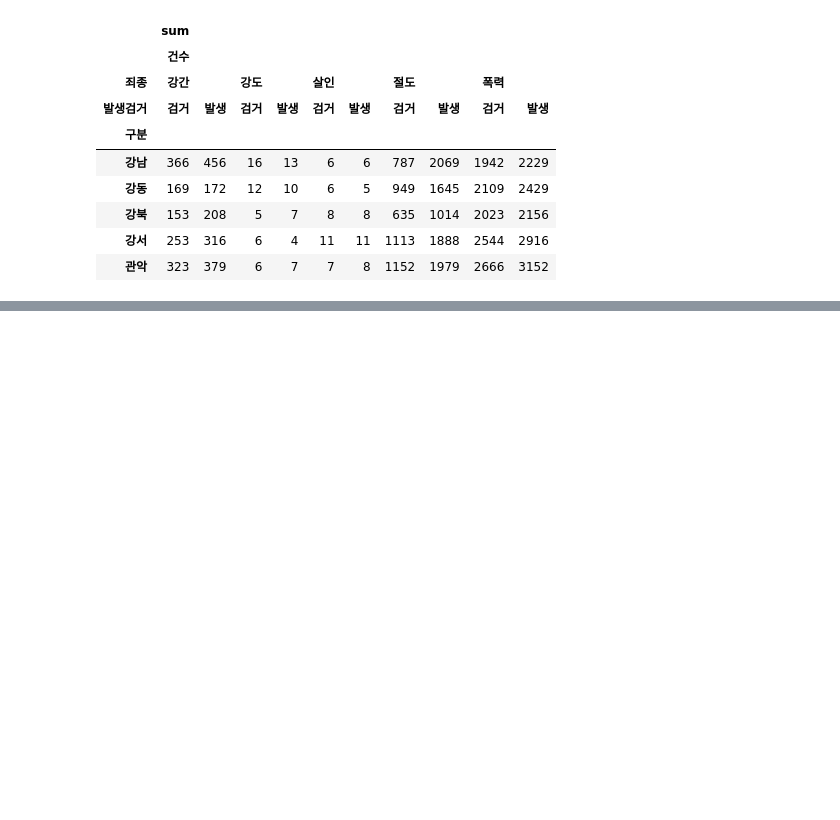
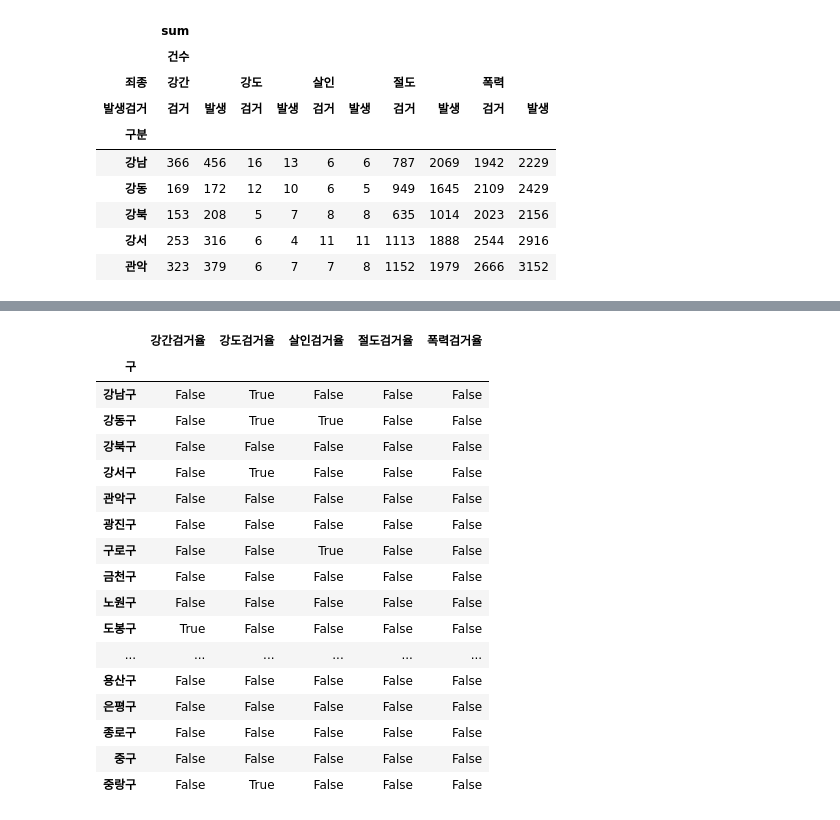
Before and after one commit to dockyum/TIL-data-science, a Jupyter notebook: FC16-class/data_visualization.ipynb, the cells around one changed output, grey strips where cells are left out. Drawn from its saved outputs; the diff is of its cells as text; code cells hidden in the pictures; blank space fills up the shorter version.

```diff
--- a/FC16-class/data_visualization.ipynb
+++ b/FC16-class/data_visualization.ipynb
@@ -686,0 +1039,7 @@ crime_station.describe
+# %%
+target = ['강간검거율' , '강도검거율', '살인검거율' ,'절도검거율' , '폭력검거율']
+num = ['강간검거' , '강도검거', '살인검거' ,'절도검거' , '폭력검거']
+den = ['강간발생', '강도발생', '살인발생' , '절도발생' ,'폭력발생']
+
+crime_gu[target] = crime_gu[num].div(crime_gu[den].values)* 100
+crime_gu.head()
@@ -686,0 +1054,3 @@ crime_station.describe
+# %%
+crime_gu = crime_gu.drop(columns=num)
+crime_gu.head()
@@ -686,0 +1065,21 @@ crime_station.describe
+# %%
+crime_gu[target] > 100
+# %% [output]
+|  | 강간검거율 | 강도검거율 | 살인검거율 | 절도검거율 | 폭력검거율 |
+| 구 |  |  |  |  |  |
+| 강남구 | False | True | False | False | False |
+| 강동구 | False | True | True | False | False |
+| 강북구 | False | False | False | False | False |
+| 강서구 | False | True | False | False | False |
+| 관악구 | False | False | False | False | False |
+| 광진구 | False | False | False | False | False |
+| 구로구 | False | False | True | False | False |
+| 금천구 | False | False | False | False | False |
+| 노원구 | False | False | False | False | False |
+| 도봉구 | True | False | False | False | False |
+| ... | ... | ... | ... | ... | ... |
+| 용산구 | False | False | False | False | False |
+| 은평구 | False | False | False | False | False |
+| 종로구 | False | False | False | False | False |
+| 중구 | False | False | False | False | False |
+| 중랑구 | False | True | False | False | False |
```
Also changed, not shown: parts of 49 cells of this notebook.
